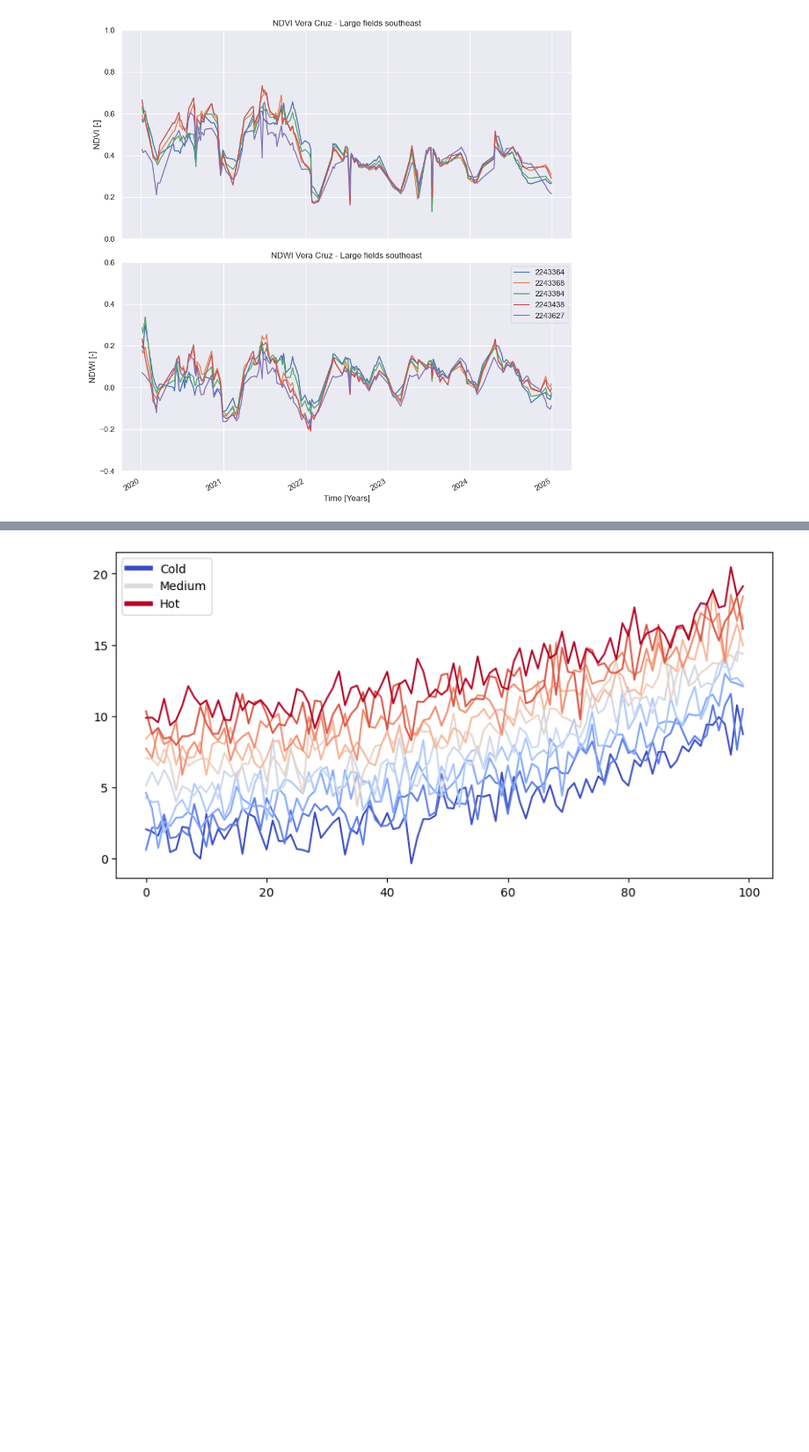
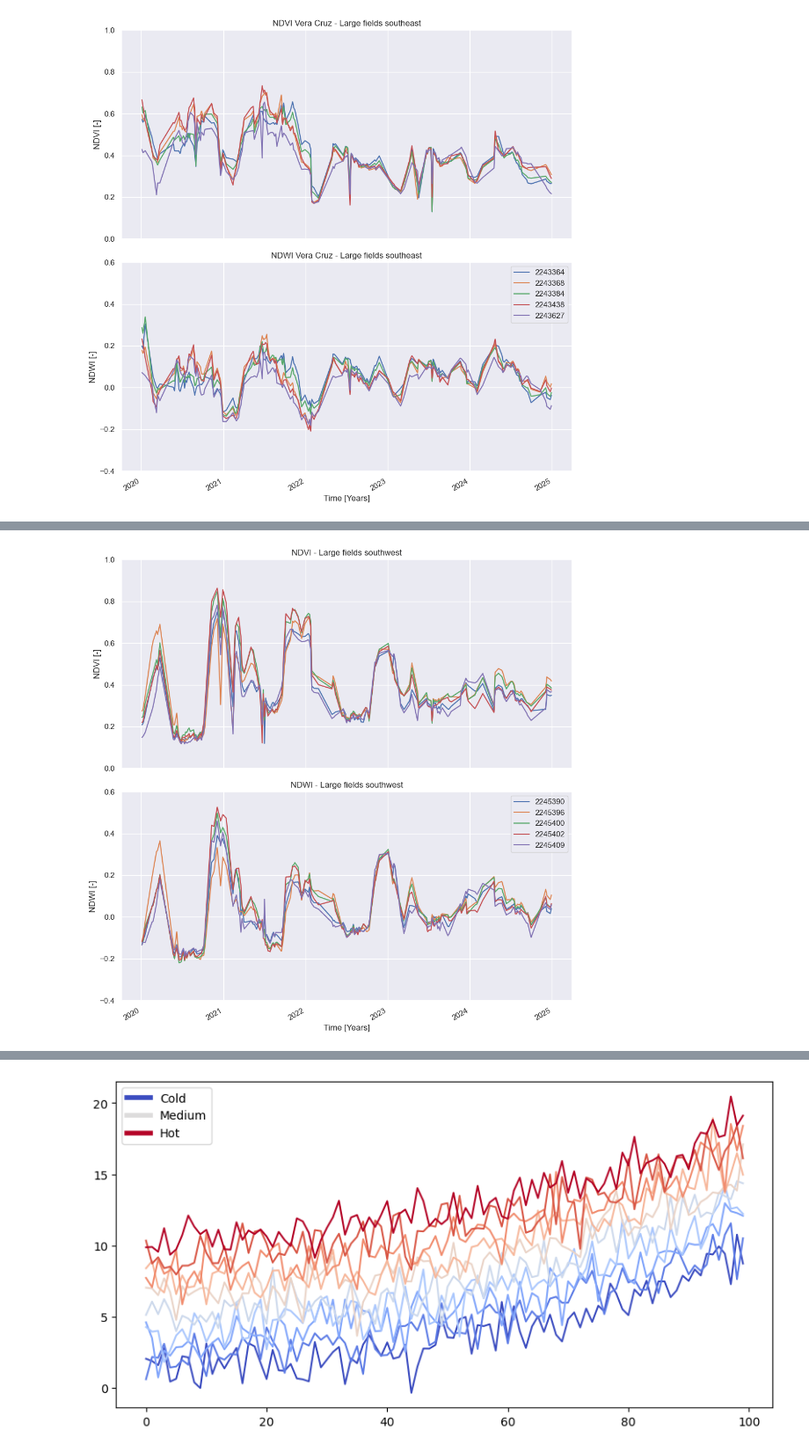
Before and after one commit to nadja1390/RAFIP, a Jupyter notebook: mybook/Regenerative_Ag_Man.ipynb, the cells around one changed output, grey strips where cells are left out. Shown at 88% size. Saved outputs shown, nothing was run; the diff lists cells and outputs as text; code cells hidden in the pictures; blank space fills up the shorter version.

```diff
--- a/mybook/Regenerative_Ag_Man.ipynb
+++ b/mybook/Regenerative_Ag_Man.ipynb
@@ -359,0 +350,21 @@ plt.show()
+# %%
+fig, (ax1, ax2) = plt.subplots(nrows=2, figsize=(10, 10), sharex=True)
+
+# NDVI plot
+df_sel.groupby('feature_id')['NDVI_mean'].plot(legend=True, ax=ax1)
+ax1.set_title('NDVI - Large fields southwest')
+ax1.set_ylabel('NDVI [-]')
+ax1.get_legend().remove()
+ax1.set_ylim(0, 1)
+
+# NDWI plot
+df_sel_ndwi.groupby('feature_id')['NDWI_mean'].plot(legend=True, ax=ax2)
+ax2.set_title('NDWI - Large fields southwest')
+ax2.set_ylabel('NDWI [-]')
+ax2.set_xlabel('Time [Years]')
+ax2.set_ylim(-0.4, 0.6)  # Adjust as needed based on your data
+
+plt.tight_layout()
+plt.show()
+# %% [output]
+[figure, added]
```
Also changed, not shown: parts of 14 cells of this notebook, 10 other files.
